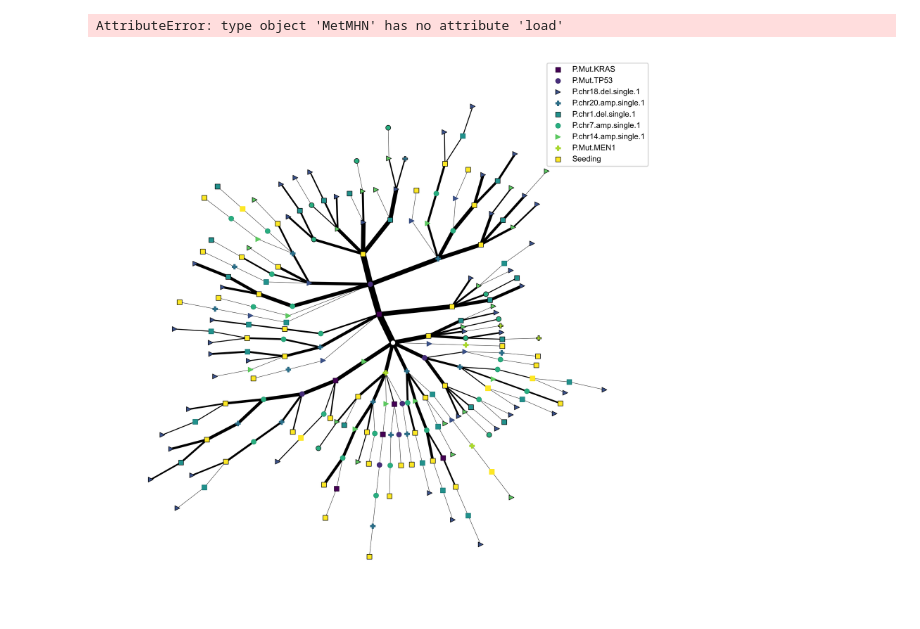
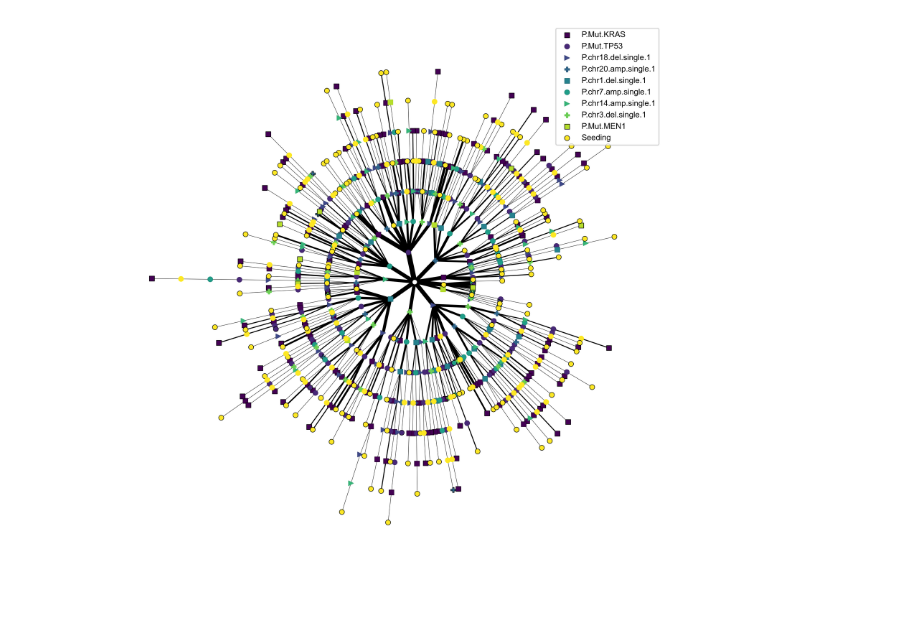
Before and after one commit to cbg-ethz/metMHN, a Jupyter notebook: results/metMHN.ipynb, the cells around one changed output. Cells and saved outputs as stored; diff of their text form; code cells hidden in the pictures.

Commit message:
order visualization

```diff
--- a/results/metMHN.ipynb
+++ b/results/metMHN.ipynb
@@ -9,10 +9,16 @@ import itertools
 import numpy as np
 from matplotlib import cm
 
-events = pd.read_csv("../data/G12_PAADPANET_PM_z10_Events.csv", index_col=0)
-log_theta = pd.read_csv("../data/prad_0.01", index_col=0)
-tau1, tau2 = log_theta[:2, -1]
-log_theta =log_theta[:, :-1]
-metMHN = model.MetMHN(log_theta=log_theta, tau1=tau1, tau2=tau2)
+events = pd.read_csv("../data/G12_PAADPANET_PM_z10_Events.csv", index_col=0).dropna()
+log_theta = pd.read_csv("../results/prad_0.05.csv", index_col=0)
+tau1, tau2 = log_theta["lams"][:2]
+log_theta.drop(columns="lams", inplace=True)
+metMHN = model.MetMHN(log_theta=np.array(log_theta), tau1=tau1, tau2=tau2, events=log_theta.columns)
+met_info = pd.read_table("../data/sampleSelection.txt").set_index("patientID")
+
+events = events.join(met_info["metaStatus"]).drop(columns=["P.AgeAtSeqRep", "M.AgeAtSeqRep"])
+events = events.drop(events[events["metaStatus"] == "unknown"].index)
+events["Seeding"] = (events["metaStatus"] != "absent").astype(int)
+
+mets = events[events["metaStatus"] == "isMetastasis"].drop(columns=[c for c in events.columns if c.startswith("P.") or c in ["paired", "metaStatus"]]).astype(int)
+pts = events[events["metaStatus"] != "isMetastasis"].drop(columns=[c for c in events.columns if c.startswith("P.") or c in ["paired", "metaStatus"]]).astype(int)
-# %% [output]
-AttributeError: type object 'MetMHN' has no attribute 'load'
@@ -27,3 +25,6 @@ g = mhn.history_tree(orders)
+# %%
+# orders = [tuple(metMHN.likeliest_order(row, met = False)[1]) for _, row in pts.iterrows()]
+orders = [tuple(metMHN.likeliest_order(row, met = True)[1]) for _, row in mets.iterrows()]
 # %%
 def lighten_color(color, amount=0.5):
     """
@@ -45,7 +46,7 @@ def lighten_color(color, amount=0.5):
     return colorsys.hls_to_rgb(c[0], 1 - amount * (1 - c[1]), c[2])
 # %%
 f, axis = plt.subplots()
-legend_alias = {i: e for i, e in enumerate(mhn.events)}
+legend_alias = {i: e for i, e in enumerate(metMHN.events)}
 markers = ["s", "o", ">", "P"]
 cmap = cm.viridis
 node_size = 25
@@ -55,16 +56,16 @@ root = ()
 legend_kws = {"size": 8, "family": "Arial"}
 colors = None
 
-
-importance = np.abs(mhn.log_theta - np.diag(np.diag(mhn.log_theta)))
+importance = np.abs(metMHN.log_theta - np.diag(np.diag(metMHN.log_theta)))
 importance = importance.sum(axis=0) + importance.sum(axis=1)
-filtered_events = np.arange(mhn.log_theta.shape[0])[
-    np.argsort(importance)[:-10:-1]]
+filtered_events = np.arange(metMHN.log_theta.shape[0])[
+    np.argsort(importance)[:-11:-1]]
 
 orders = [tuple(event for event in o if event in filtered_events)
           for o in orders]
+orders = [o for o in orders if not o == ()]
 
-g = mhn.history_tree(orders)
+g = metMHN.history_tree(orders)
 
 if isinstance(markers, list):
     markers = {n: m for n, m in zip(
@@ -96,38 +97,39 @@ node_dict = {obs: [n for n in g if (
 
 
 nx.draw_networkx_edges(g, pos,
-                       width=[0.9 *np.log(g.edges[(e1, e2)]["weight"]) + 0.3 for e1, e2 in g.edges],
-                        # width=0.5,
+                       width=[
+                           0.9 * np.log(g.edges[(e1, e2)]["weight"]) + 0.3 for e1, e2 in g.edges],
+                       # width=0.5,
                        ax=axis,
                        )
 
 for obs in g.graph["observations"]:
     nx.draw_networkx_nodes(g, pos, nodelist=node_dict[obs],
                            node_size=node_size,
                            label=legend_alias.get(
         obs, str(obs)[:min(20, len(str(obs)))]),
         node_shape=markers[obs],
         node_color=[colors[obs]],
         edgecolors=["black" if g.nodes[n].get("terminal") else
                     # "silver"
                     lighten_color(colors[obs], 1.1)
                     for n in node_dict[obs]]
         if not always_contour else "black",
         linewidths=contour_width,
         ax=axis)
 if root == ():
     nx.draw_networkx_nodes(
         g,
         pos,
         nodelist=[()],
         node_size=node_size,
         node_color="white", edgecolors="black", linewidths=contour_width, ax=axis)
 axis.axis("off")
 
 axis.legend(prop=legend_kws)
 
 axis.axis("off")
 f.set_dpi(500)
 f.set_size_inches(10, 10)
 # %% [output]
-[figure, old version]
+[figure, new version]
```
Also changed, not shown: parts of 2 cells of this notebook, 4 other files.
